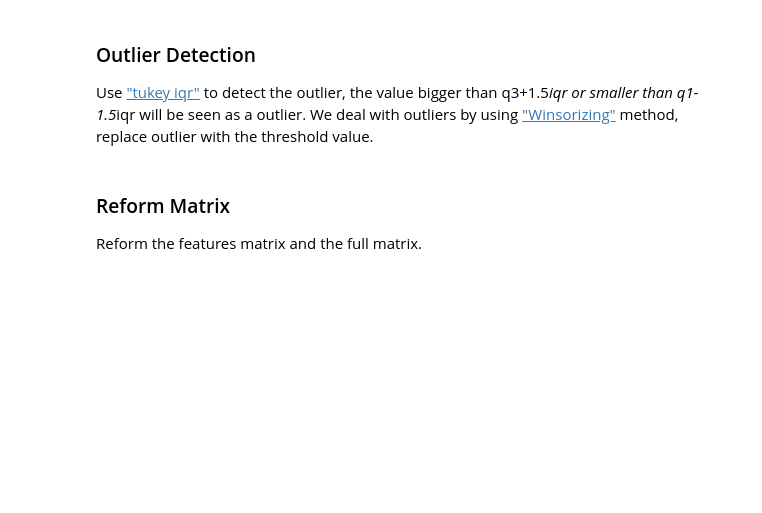
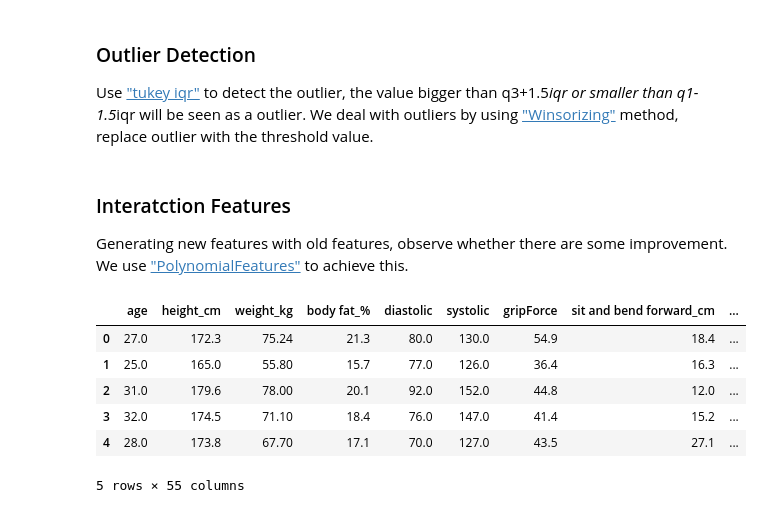
Before and after one commit to ryan840919/Body-Performance, a Jupyter notebook: 黃柏碩_body_performance_improve.ipynb, the cells around one changed output. Cells and saved outputs as stored; diff of their text form; code cells hidden in the pictures; blank space fills up the shorter version.

```diff
--- a/黃柏碩_body_performance_improve.ipynb
+++ b/黃柏碩_body_performance_improve.ipynb
@@ -94,6 +101,20 @@ datadrop = data.drop(['gender','class'], axis=1)
 
 for _,i in datadrop.iteritems():
     outdet(i)
-# %% [markdown]
-### Reform Matrix
-Reform the features matrix and the full matrix.
+# %% [markdown]
+### Interatction Features
+Generating new features with old features, observe whether there are some improvement. We use ["PolynomialFeatures"](https://scikit-learn.org/stable/modules/generated/sklearn.preprocessing.PolynomialFeatures.html) to achieve this.
+# %%
+from sklearn.preprocessing import PolynomialFeatures
+poly = PolynomialFeatures(2,interaction_only=True,include_bias=False)
+test = poly.fit_transform(datadrop)
+newdatadrop = pd.DataFrame(data=test,columns=poly.get_feature_names_out(datadrop.columns))
+newdatadrop.head()
+# %% [output]
+|  | age | height_cm | weight_kg | body fat_% | diastolic | systolic | gripForce | sit and bend forward_cm | ... |
+| 0 | 27.0 | 172.3 | 75.24 | 21.3 | 80.0 | 130.0 | 54.9 | 18.4 | ... |
+| 1 | 25.0 | 165.0 | 55.80 | 15.7 | 77.0 | 126.0 | 36.4 | 16.3 | ... |
+| 2 | 31.0 | 179.6 | 78.00 | 20.1 | 92.0 | 152.0 | 44.8 | 12.0 | ... |
+| 3 | 32.0 | 174.5 | 71.10 | 18.4 | 76.0 | 147.0 | 41.4 | 15.2 | ... |
+| 4 | 28.0 | 173.8 | 67.70 | 17.1 | 70.0 | 127.0 | 43.5 | 27.1 | ... |
+5 rows × 55 columns
```
Also changed, not shown: parts of 19 cells of this notebook.
